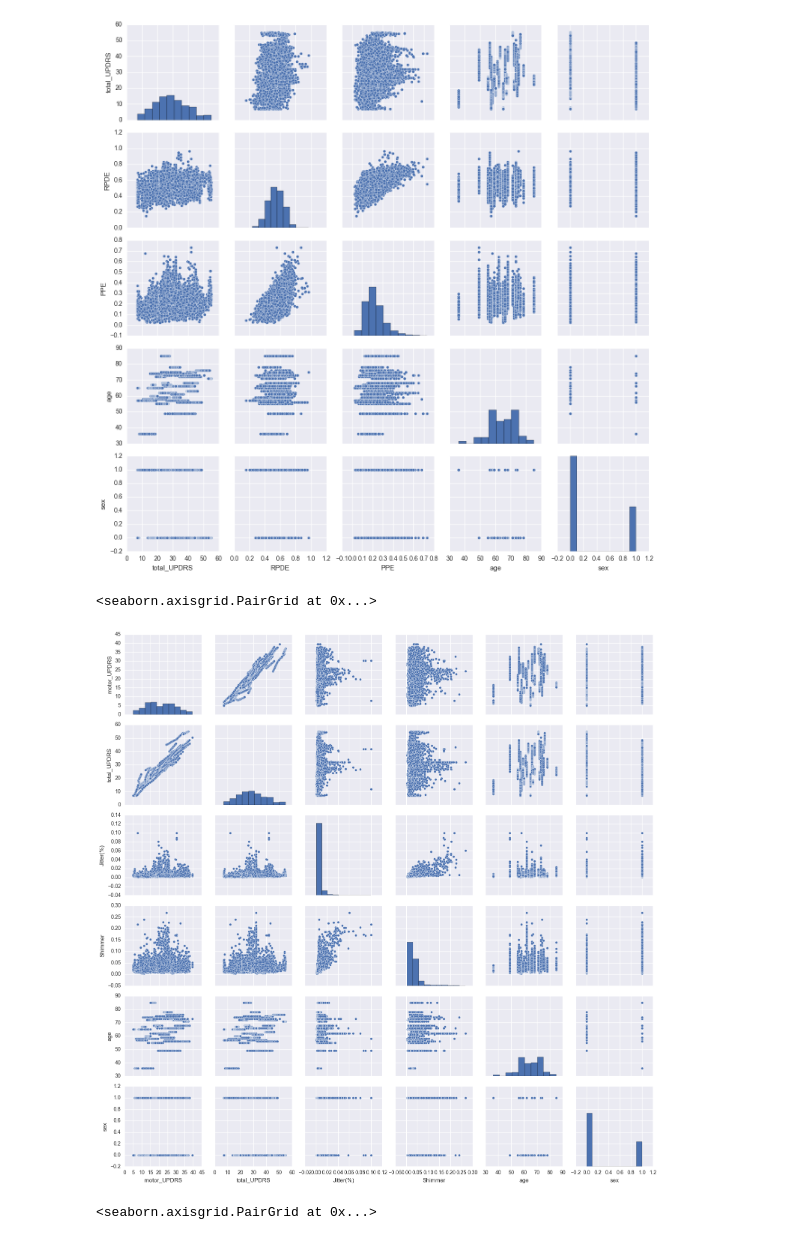
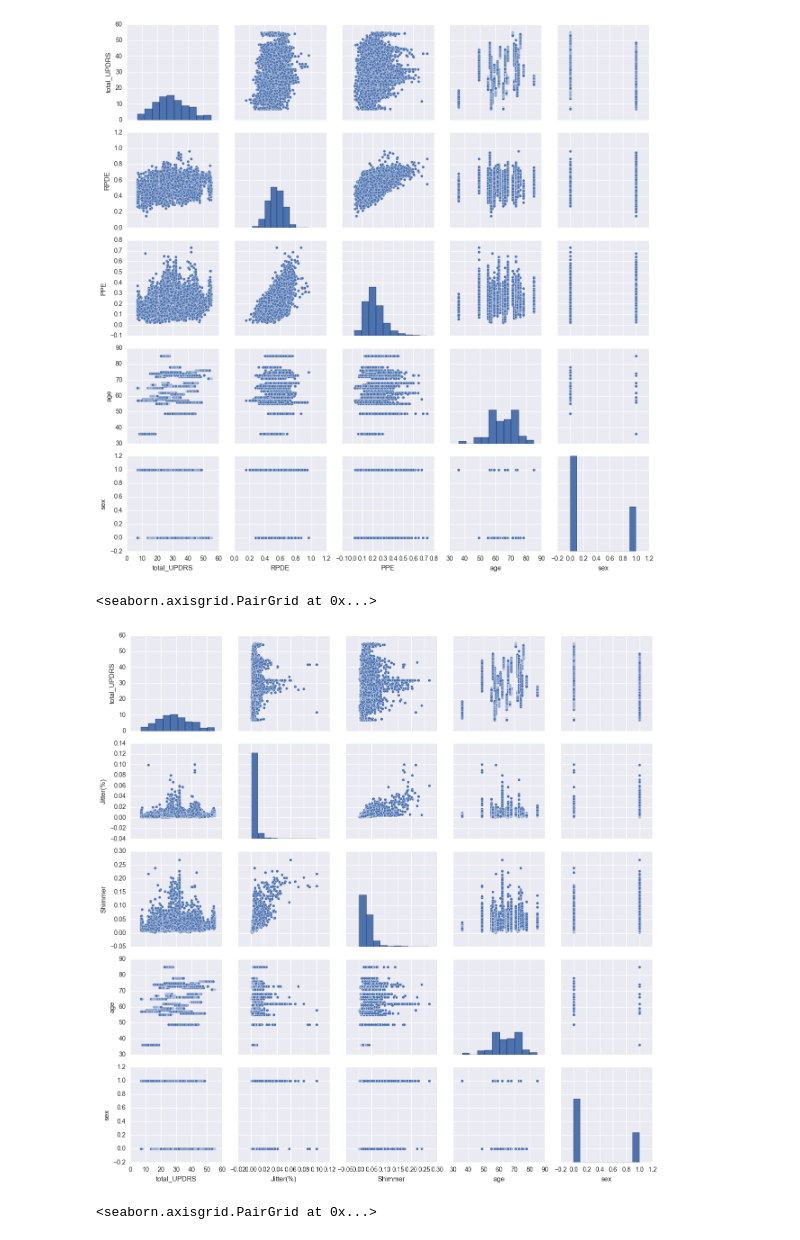
Before and after one commit to koelyl/Predict-Parkinsons, a Jupyter notebook: Parkinsons Prediction.ipynb, the cells around one changed output. Saved outputs shown, nothing was run; the diff lists cells and outputs as text; code cells hidden in the pictures.

```diff
--- a/Parkinsons Prediction.ipynb
+++ b/Parkinsons Prediction.ipynb
@@ -151,10 +171,10 @@ sns.pairplot(df, vars=["total_UPDRS", "RPDE", "PPE", "age", "sex"])
 <seaborn.axisgrid.PairGrid at 0x...>
 [figure]
 # %%
-sns.pairplot(df, vars=["motor_UPDRS", "total_UPDRS", "Jitter(%)", "Shimmer", "age", "sex"])
+sns.pairplot(df, vars=["total_UPDRS", "Jitter(%)", "Shimmer", "age", "sex"])
 # %% [output]
 <seaborn.axisgrid.PairGrid at 0x...>
-[figure, old version]
+[figure, new version]
 # %%
 sns.pairplot(df, vars=["total_UPDRS", "DFA", "age", "sex"])
 # %% [output]
```
Also changed, not shown: parts of 9 cells of this notebook.
